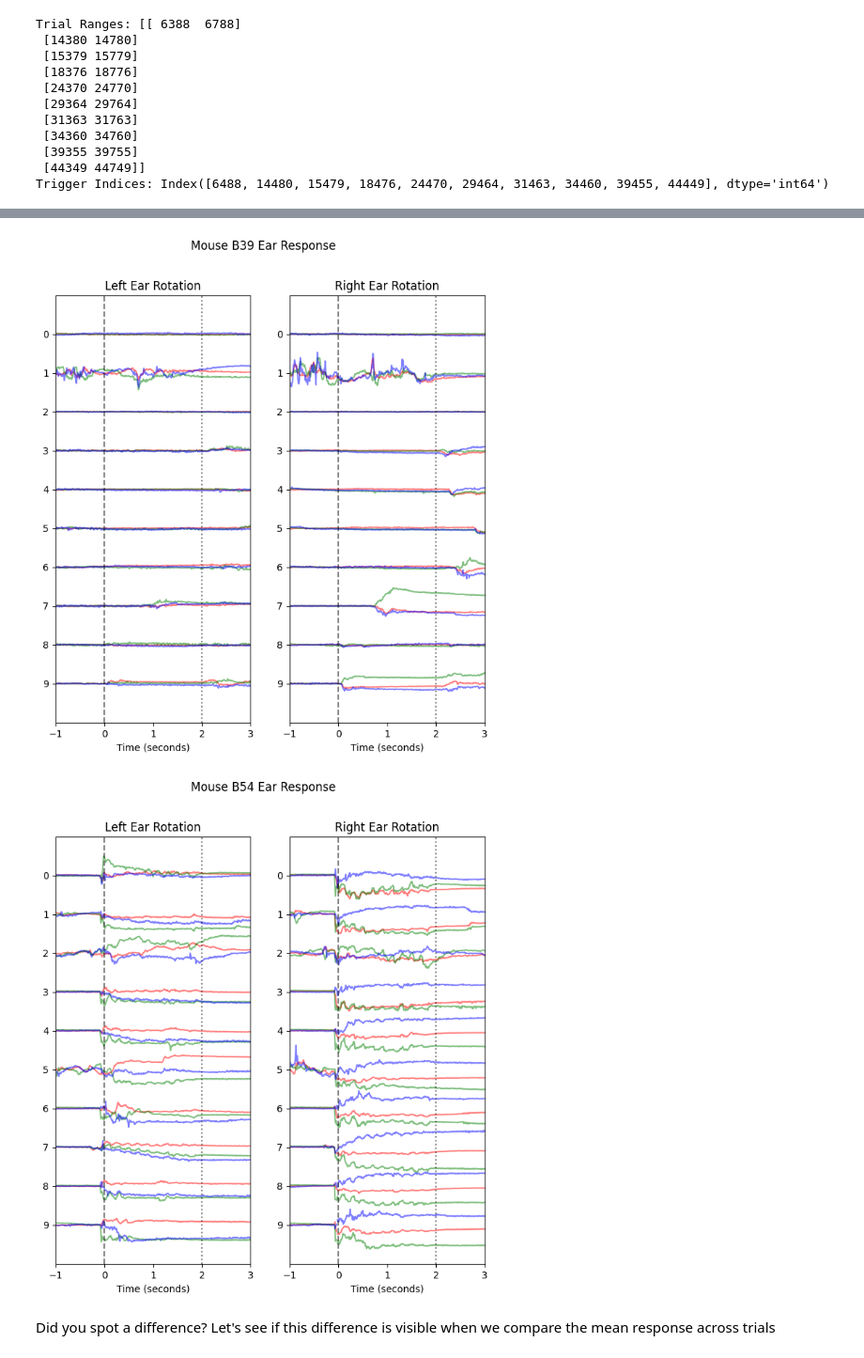
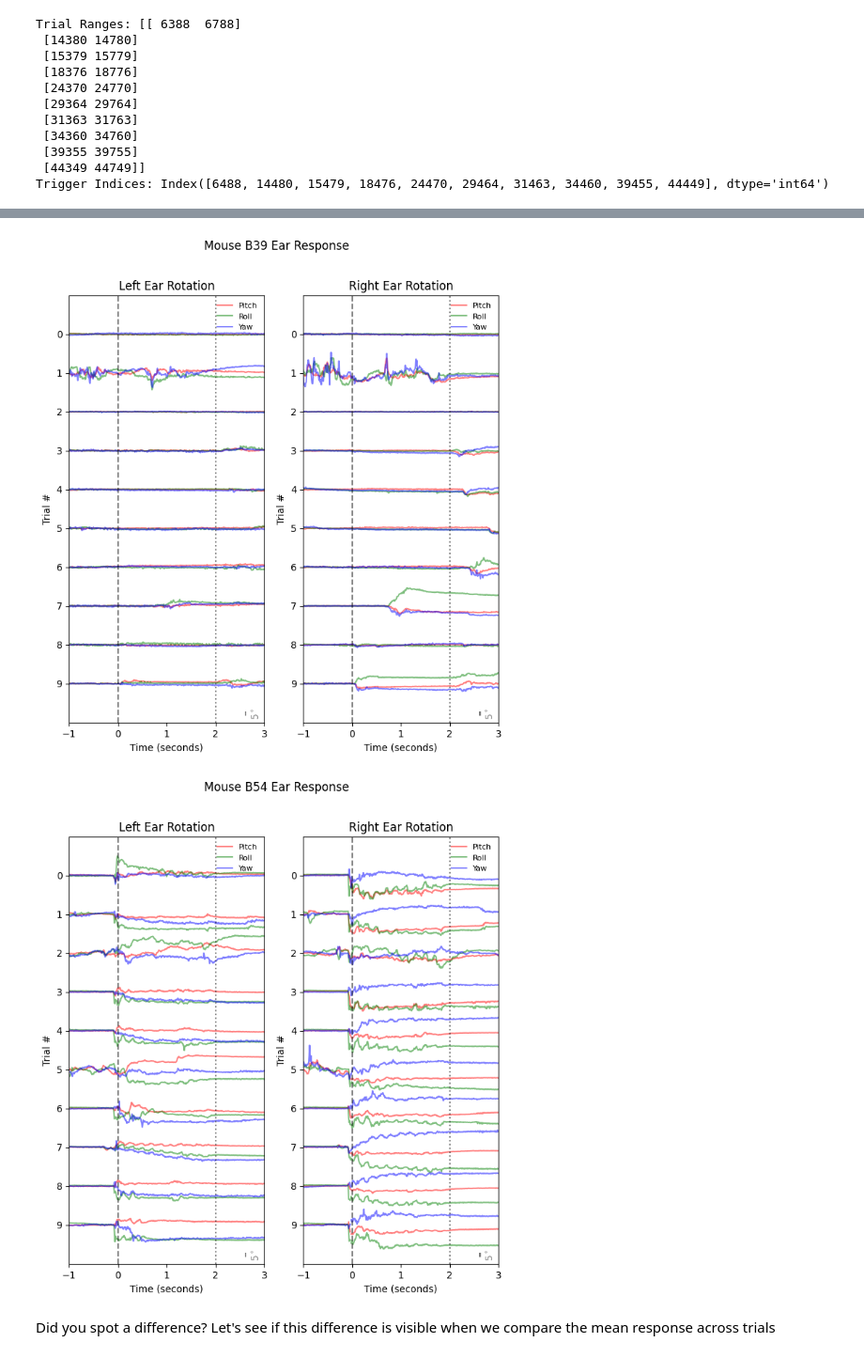
Before and after one commit to Hou-Lab-CSHL/cshl-qb-course, a Jupyter notebook: 03-startle-response.ipynb, the cells around one changed output, grey strips where cells are left out. Shown at 94% size. Drawn from its saved outputs; the diff is of its cells as text; code cells hidden in the pictures.

```diff
--- a/03-startle-response.ipynb
+++ b/03-startle-response.ipynb
@@ -104,19 +108,23 @@ def plot_mouse_ear_traces(ear_responses_df, pre_sound=100, sound_duration=200, p
 
 
     #2 subplots per ear
-    fig, axes = plt.subplots(num_sounds, len(ears), figsize=(num_sounds * 8, len(ears) * 4))
+    fig = plt.figure(figsize=(num_sounds * 8, len(ears) * 4))
+    gs = gridspec.GridSpec(num_sounds, len(ears), width_ratios=[1, 1])
 
-    #for every trial
+
+    #for each ear
     for ear_num, ear in enumerate(ears):
+        ax = plt.subplot(gs[ear_num])
 
+        #for every trial in each ear
         for trial_num, trial_idx in enumerate(trial_indices):
             # print(f"Working on Trial {trial_num} : {trial_idx}")
 
         #extract ear responses per trial
             trial = ear_responses_df.iloc[trial_idx[0] : trial_idx[1]]
-        #for each ear in every trial
 
             offset = (num_trials - 1 - trial_num) * spacing_factor #decsending order of trials
+
             #"basline" ear responses to calculate deviation from prestimulus mean
             baselined_p = trial[f'{ear}_pitch'] - np.nanmean(trial[f'{ear}_pitch'][:pre_sound])
             baselined_r = trial[f'{ear}_roll'] - np.nanmean(trial[f'{ear}_roll'][:pre_sound])
@@ -124,62 +132,67 @@ def plot_mouse_ear_traces(ear_responses_df, pre_sound=100, sound_duration=200, p
 
             #plot traces with offset
             x_axis = (np.arange(-pre_sound, sound_duration + post_sound) / 100)
-            axes[ear_num].plot(x_axis, baselined_p + offset, color='red', label='Pitch', alpha=0.5)
-            axes[ear_num].plot(x_axis, baselined_r + offset, color='green', label='Roll', alpha=0.5)
-            axes[ear_num].plot(x_axis, baselined_y + offset, color='blue', label='Yaw', alpha=0.5)
+            ax.plot(x_axis, baselined_p + offset, color='red', label='Pitch', alpha=0.5)
+            ax.plot(x_axis, baselined_r + offset, color='green', label='Roll', alpha=0.5)
+            ax.plot(x_axis, baselined_y + offset, color='blue', label='Yaw', alpha=0.5)
 
 
         y_min = - spacing_factor
         y_max = (num_trials- 1) * spacing_factor + spacing_factor
 
-
         #formatting
-        axes[ear_num].set_ylim(y_min, y_max)
-        axes[ear_num].set_xlabel("Time (seconds)")
-        axes[ear_num].set_xlim(-pre_sound / 100, (sound_duration + post_sound) / 100)
+        ax.set_ylim(y_min, y_max)
+        ax.set_xlabel("Time (seconds)")
+        ax.set_ylabel("Trial #")
+        ax.set_xlim(-pre_sound / 100, (sound_duration + post_sound) / 100)
         y_ticks = [(num_trials - 1 - i) * spacing_factor for i in range(num_trials)]
-        axes[ear_num].set_yticks(y_ticks)
-        axes[ear_num].set_yticklabels(np.arange(num_trials))
+        ax.set_yticks(y_ticks)
+        ax.set_yticklabels(np.arange(num_trials))
 
 
          #plot when the trial starts, and when it ends
-        axes[ear_num].axvline(x=0, color="black", linestyle="--", alpha=0.5)
-        axes[ear_num].axvline(x=sound_duration / 100, color="black", linestyle=":", alpha=0.5)
+        ax.axvline(x=0, color="black", linestyle="--", alpha=0.5)
+        ax.axvline(x=sound_duration / 100, color="black", linestyle=":", alpha=0.5)
 
         #set titles for each subplot
         ear_labels = ['Left', 'Right']
-        axes[ear_num].set_title(f"{ear_labels[ear_num]} Ear Rotation")
+        ax.set_title(f"{ear_labels[ear_num]} Ear Rotation")
+
+        scalebar = ScaleBar(
+        dx=1,
+        units="deg",
+        dimension="angle",
+        fixed_value=5,
+        width_fraction=0.01,
+        location="lower right",
+        scale_loc="right",
+        rotation="vertical-only",
+        color="grey",
+        box_alpha=0.0)
+
+        ax.add_artist(scalebar)
+
+        handles, labels = ax.get_legend_handles_labels()
+        ax.legend(handles[:3], labels[:3], loc='upper right', prop={'size': 8}, framealpha=0.0)
+
 
     #set figure title
     if mouse_id is not None:
         plt.suptitle(f"Mouse {mouse_id} Ear Response")
     else:
         plt.suptitle(f"Ear Response")
 
-        # scalebar = ScaleBar(
-        #         dx=1,
-        #         units="deg",
-        #         dimension="angle",
-        #         fixed_value=5,
-        #         width_fraction=0.005,
-        #         location="lower right",
-        #         scale_loc="right",
-        #         rotation="vertical-only",
-        #         color="grey",
-        #         font_properties={"size": 15},
-        #         box_alpha=0.0
-        #     )
-        #     axes.add_artist(scalebar)
+        plt.show()
 
 
 
 
 
 plot_mouse_ear_traces(B39_ear_responses, mouse_id='B39')
 plot_mouse_ear_traces(B54_ear_responses, mouse_id='B54')
 # %% [output]
-[figure, old version]
+[figure, new version]
-[figure, old version]
+[figure, new version]
 # %% [markdown]
 Did you spot a difference? Let's see if this difference is visible when we compare the mean response across trials
 # %%
```
Also changed, not shown: parts of 5 cells of this notebook.
